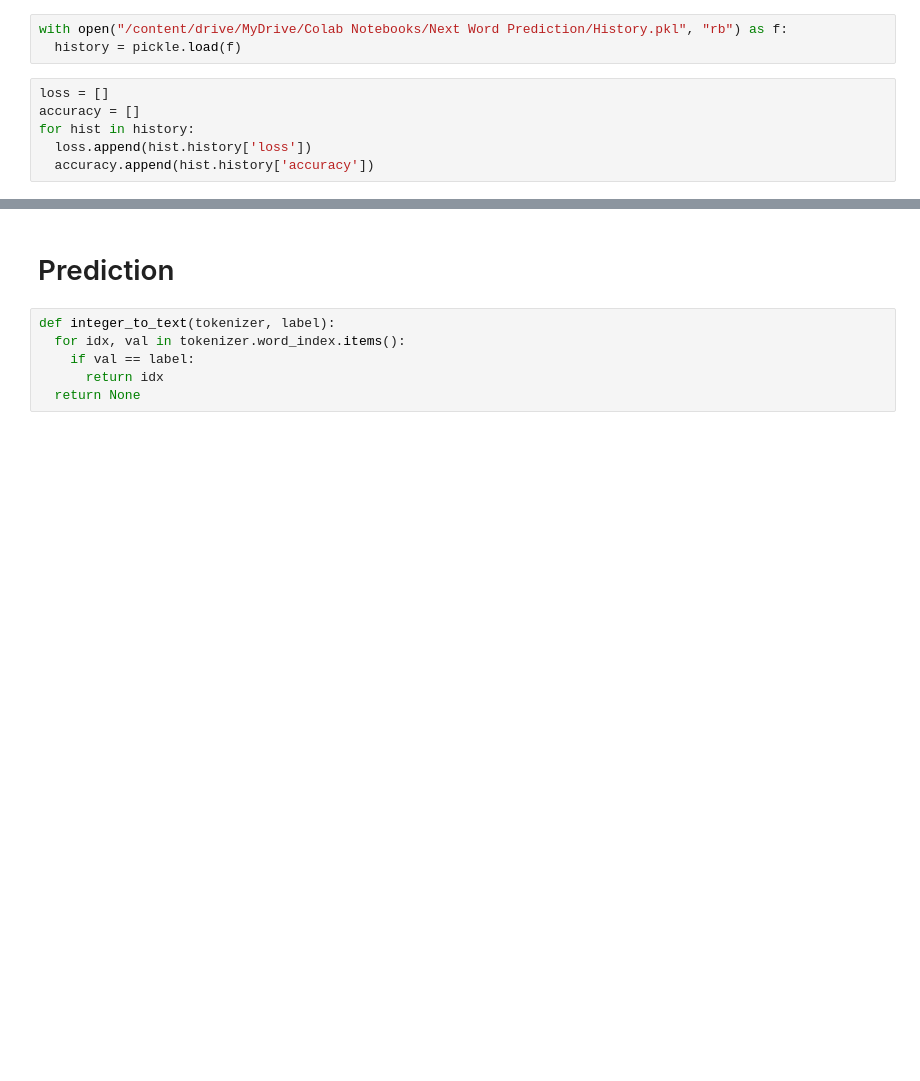
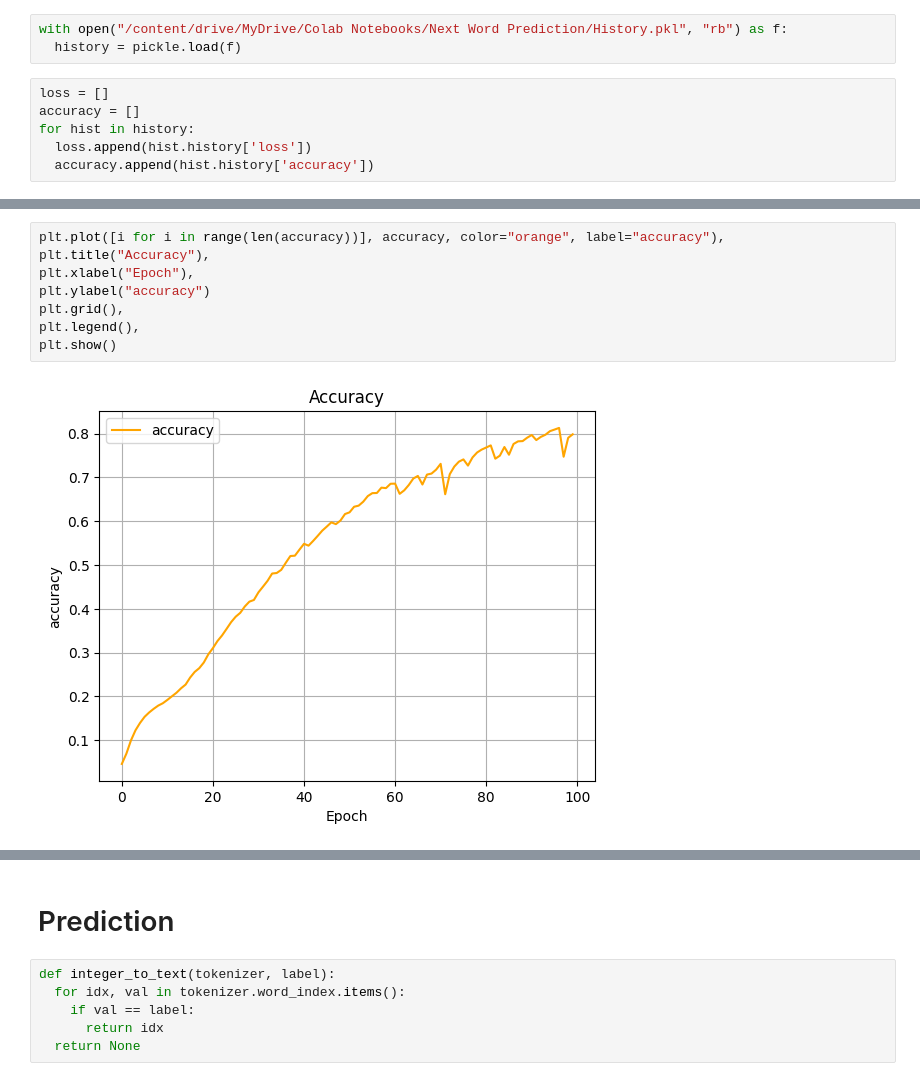
Before and after one commit to Arbazkhan-cs/ML-from-scratch, a Jupyter notebook: Next Word Prediction/Preprocessing_Modeling/prerpocessing_modeling.ipynb, the cells around one changed output, grey strips where cells are left out. Drawn from its saved outputs; the diff is of its cells as text; blank space fills up the shorter version.

```diff
--- a/Next Word Prediction/Preprocessing_Modeling/prerpocessing_modeling.ipynb
+++ b/Next Word Prediction/Preprocessing_Modeling/prerpocessing_modeling.ipynb
@@ -256,2 +266,12 @@ for hist in history:
+# %%
+plt.plot([i for i in range(len(accuracy))], accuracy, color="orange", label="accuracy"),
+plt.title("Accuracy"),
+plt.xlabel("Epoch"),
+plt.ylabel("accuracy")
+plt.grid(),
+plt.legend(),
+plt.show()
+# %% [output]
+[figure, added]
 # %%
 plt.plot([i for i in range(len(loss))], loss, label="loss"),
```
Also changed, not shown: parts of 6 cells of this notebook, 7 other files.
